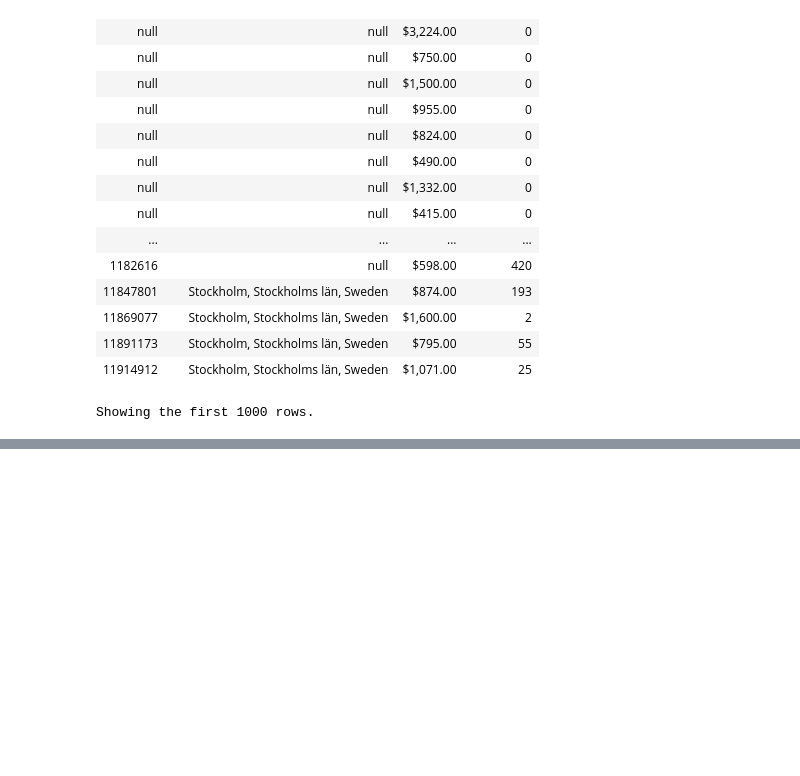
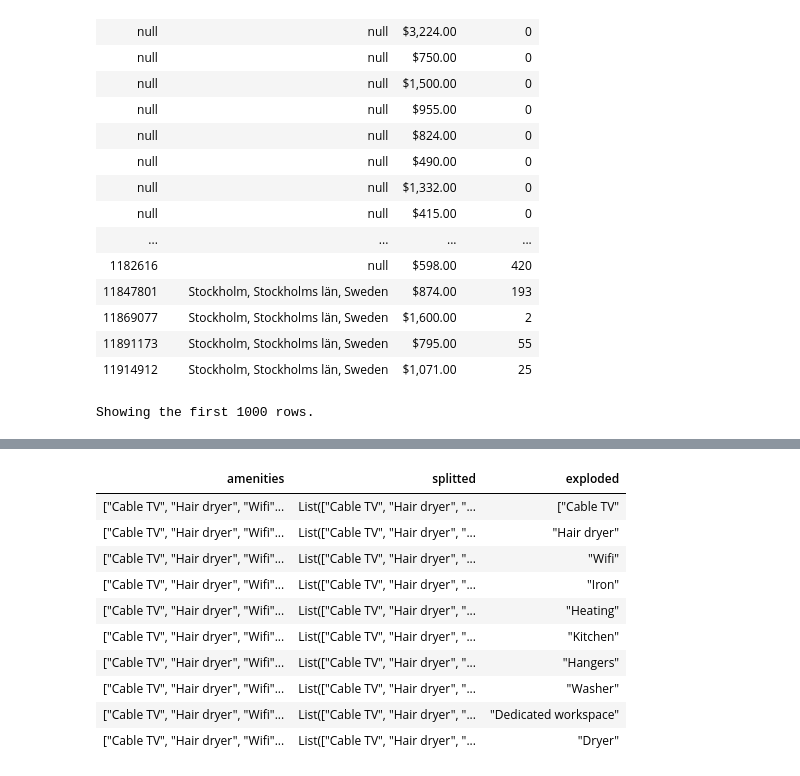
Before and after one commit to alcherniaev/Amazon_S3_databricks, a Jupyter notebook: DE_AWS_S3.ipynb, the cells around one changed output, grey strips where cells are left out. Drawn from its saved outputs; the diff is of its cells as text; code cells hidden in the pictures; blank space fills up the shorter version.

```diff
--- a/DE_AWS_S3.ipynb
+++ b/DE_AWS_S3.ipynb
@@ -531,0 +575,18 @@ Showing the first 1000 rows.
+# %%
+%sql
+
+select amenities, splitted, exploded
+from (select amenities, split(amenities, ",") as splitted from listing)
+LATERAL VIEW explode(splitted) as exploded limit 10
+# %% [output]
+| amenities | splitted | exploded |
+| ["Cable TV", "Hair dryer", "Wifi"... | List(["Cable TV", "Hair dryer", "... | ["Cable TV" |
+| ["Cable TV", "Hair dryer", "Wifi"... | List(["Cable TV", "Hair dryer", "... | "Hair dryer" |
+| ["Cable TV", "Hair dryer", "Wifi"... | List(["Cable TV", "Hair dryer", "... | "Wifi" |
+| ["Cable TV", "Hair dryer", "Wifi"... | List(["Cable TV", "Hair dryer", "... | "Iron" |
+| ["Cable TV", "Hair dryer", "Wifi"... | List(["Cable TV", "Hair dryer", "... | "Heating" |
+| ["Cable TV", "Hair dryer", "Wifi"... | List(["Cable TV", "Hair dryer", "... | "Kitchen" |
+| ["Cable TV", "Hair dryer", "Wifi"... | List(["Cable TV", "Hair dryer", "... | "Hangers" |
+| ["Cable TV", "Hair dryer", "Wifi"... | List(["Cable TV", "Hair dryer", "... | "Washer" |
+| ["Cable TV", "Hair dryer", "Wifi"... | List(["Cable TV", "Hair dryer", "... | "Dedicated workspace" |
+| ["Cable TV", "Hair dryer", "Wifi"... | List(["Cable TV", "Hair dryer", "... | "Dryer" |
```
Also changed, not shown: parts of 9 cells of this notebook.
